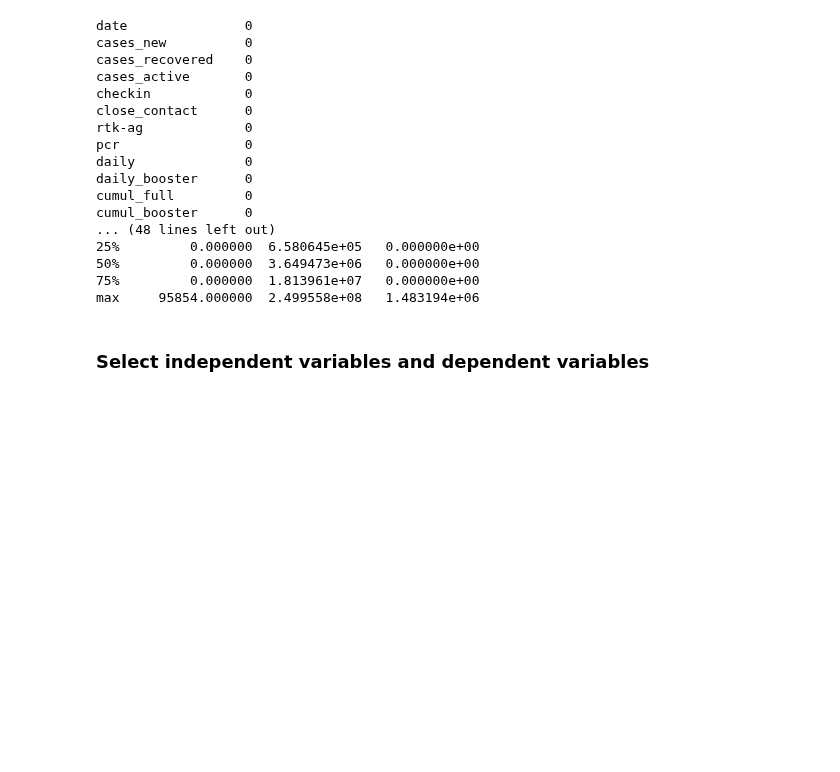
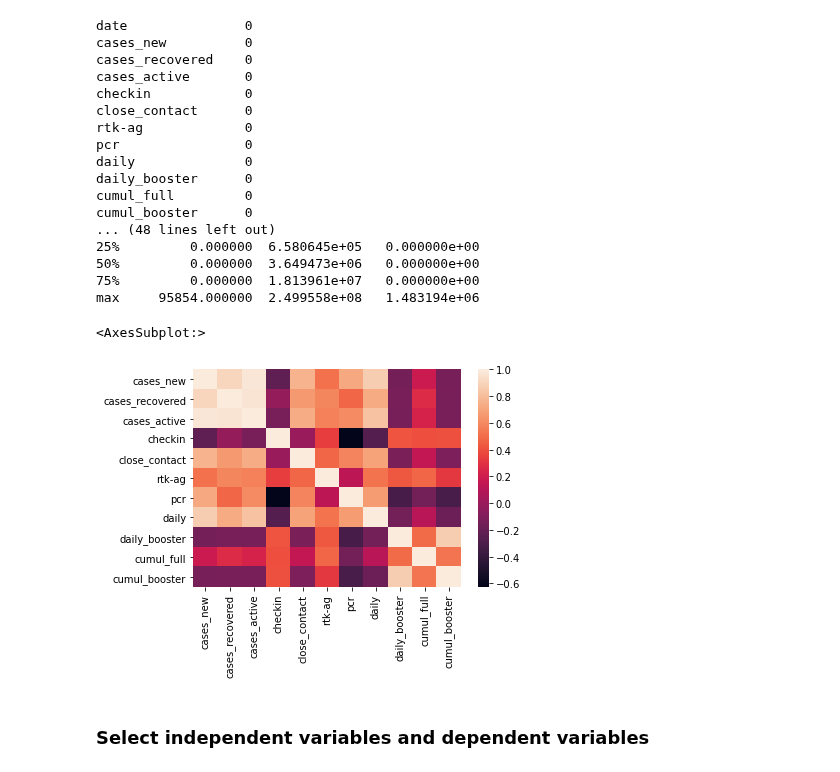
Before and after one commit to ChoongCheWei/ML, a Jupyter notebook: regression.ipynb, the cells around one changed output. Saved outputs shown, nothing was run; the diff lists cells and outputs as text; code cells hidden in the pictures; blank space fills up the shorter version.

```diff
--- a/regression.ipynb
+++ b/regression.ipynb
@@ -41,6 +42,13 @@ cumul_booster      0
 50%         0.000000  3.649473e+06   0.000000e+00
 75%         0.000000  1.813961e+07   0.000000e+00
 max     95854.000000  2.499558e+08   1.483194e+06
+# %%
+cor_df = df.corr()
+round(cor_df,2)
+sns.heatmap(cor_df)
+# %% [output]
+<AxesSubplot:>
+[figure, added]
 # %% [markdown]
 ### Select independent variables and dependent variables
 # %%
```
Also changed, not shown: parts of 7 cells of this notebook.
